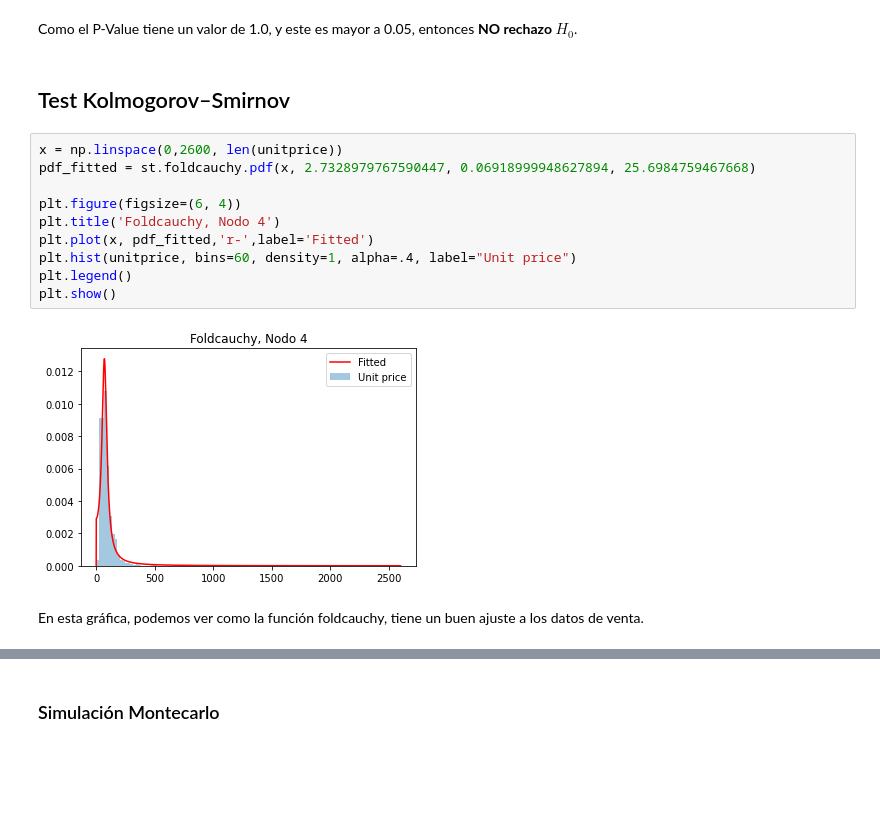
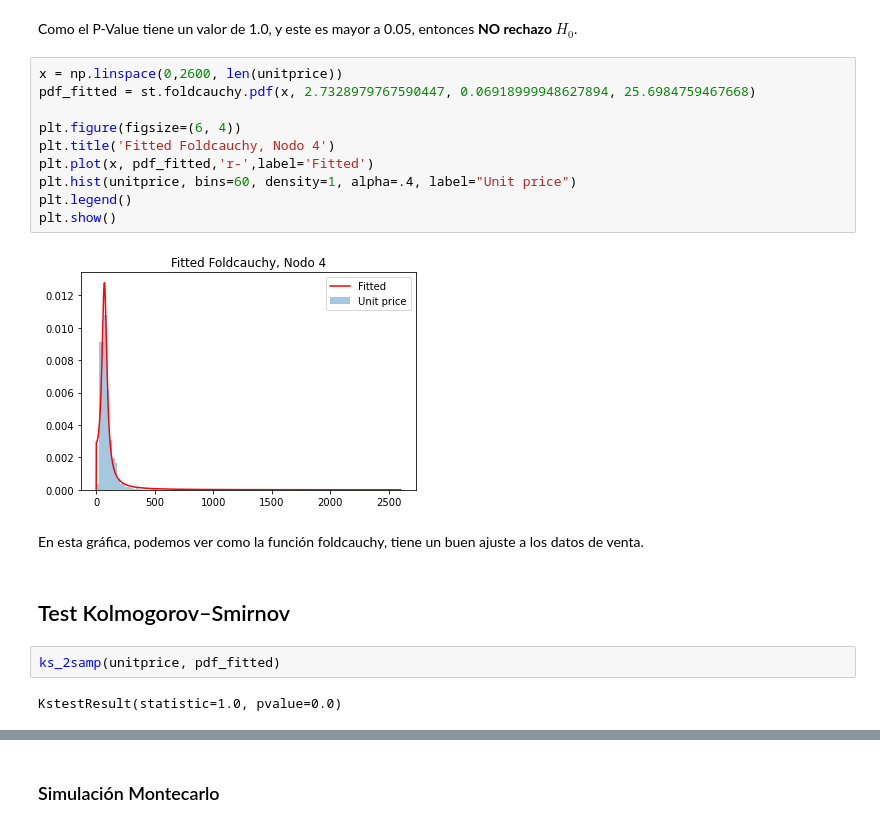
Before and after one commit to leonardoaceves/ProyectoSPF_JLACEVES_AMAGUILERA, a Jupyter notebook: ProyectoModulo1_AcevesJ_AguileraA.ipynb, the cells around one changed output, grey strips where cells are left out. Cells and saved outputs as stored; diff of their text form; blank space fills up the shorter version.

```diff
--- a/ProyectoModulo1_AcevesJ_AguileraA.ipynb
+++ b/ProyectoModulo1_AcevesJ_AguileraA.ipynb
@@ -1198,19 +1198,23 @@ Valor de chi cuadrado librería =  Power_divergenceResult(statistic=622.82729400
 Estadístico de chi_cuadrado =  10228.690734655074
 # %% [markdown]
 Como el P-Value tiene un valor de 1.0, y este es mayor a 0.05, entonces  **NO rechazo $H_0$**.
+# %%
+x = np.linspace(0,2600, len(unitprice))
+pdf_fitted = st.foldcauchy.pdf(x, 2.7328979767590447, 0.06918999948627894, 25.6984759467668)
+
+plt.figure(figsize=(6, 4))
+plt.title('Fitted Foldcauchy, Nodo 4')
+plt.plot(x, pdf_fitted,'r-',label='Fitted')
+plt.hist(unitprice, bins=60, density=1, alpha=.4, label="Unit price")
+plt.legend()
+plt.show()
+# %% [output]
+[figure, added]
+# %% [markdown]
+En esta gráfica, podemos ver como la función foldcauchy, tiene un buen ajuste a los datos de venta.
 # %% [markdown]
 ## Test Kolmogorov–Smirnov
-# %%
-x = np.linspace(0,2600, len(unitprice))
-pdf_fitted = st.foldcauchy.pdf(x, 2.7328979767590447, 0.06918999948627894, 25.6984759467668)
-
-plt.figure(figsize=(6, 4))
-plt.title('Foldcauchy, Nodo 4')
-plt.plot(x, pdf_fitted,'r-',label='Fitted')
-plt.hist(unitprice, bins=60, density=1, alpha=.4, label="Unit price")
-plt.legend()
-plt.show()
-# %% [output]
-[figure, removed]
-# %% [markdown]
-En esta gráfica, podemos ver como la función foldcauchy, tiene un buen ajuste a los datos de venta.
+# %%
+ks_2samp(unitprice, pdf_fitted)
+# %% [output]
+KstestResult(statistic=1.0, pvalue=0.0)
```
Also changed, not shown: parts of 3 cells of this notebook.
